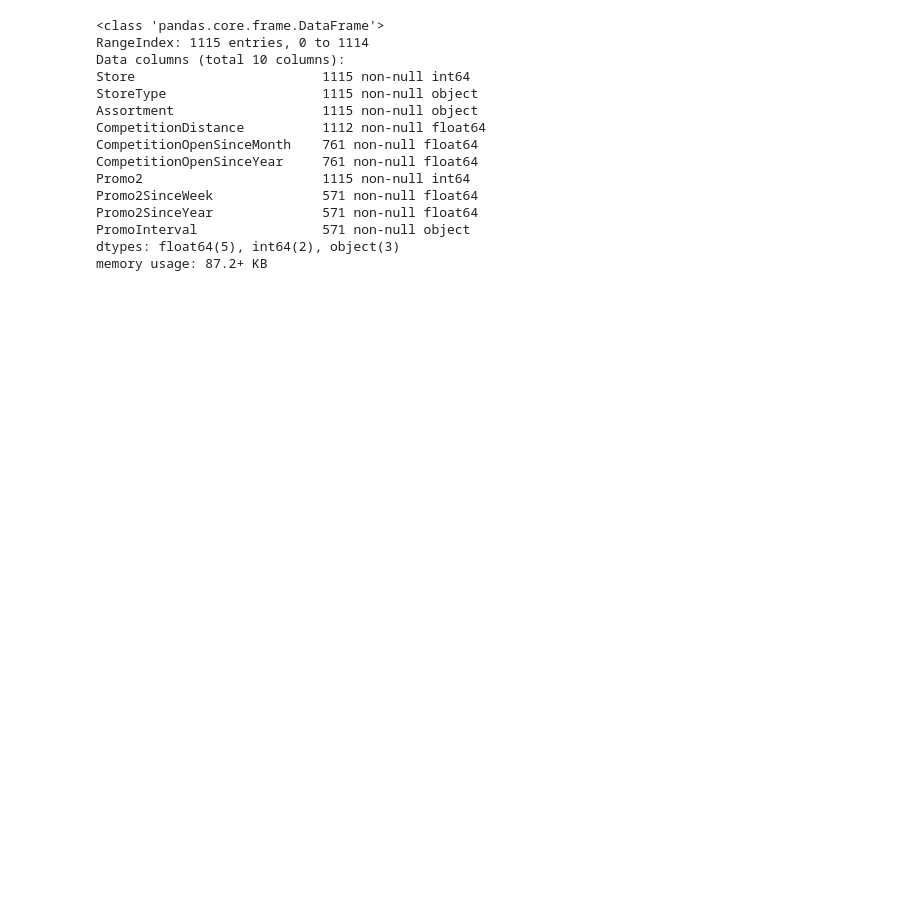
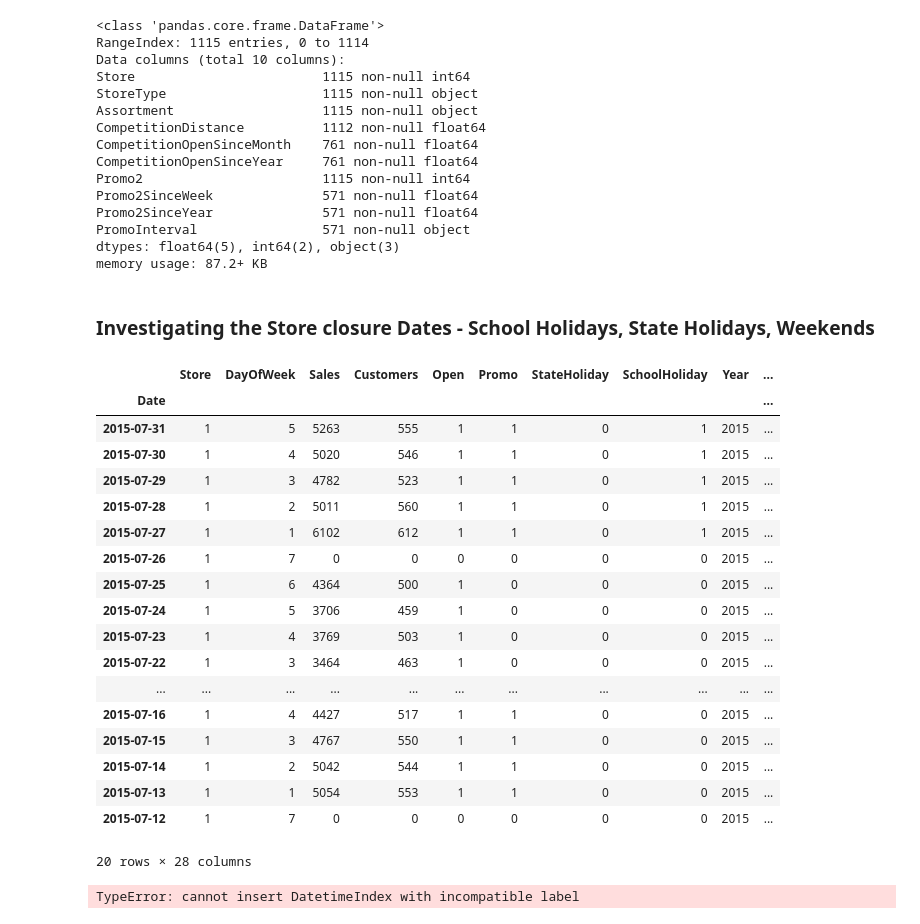
Before and after one commit to nurudeensulaimon/EDA, a Jupyter notebook: Exploratory Data Analysis.ipynb, the cells around one changed output. Saved outputs shown, nothing was run; the diff lists cells and outputs as text; code cells hidden in the pictures; blank space fills up the shorter version.

```diff
--- a/Exploratory Data Analysis.ipynb
+++ b/Exploratory Data Analysis.ipynb
@@ -920,3 +916,28 @@ Promo2SinceYear              571 non-null float64
 PromoInterval                571 non-null object
 dtypes: float64(5), int64(2), object(3)
 memory usage: 87.2+ KB
+# %% [markdown]
+### Investigating the Store closure Dates - School Holidays, State Holidays, Weekends
+# %%
+
+merged_data.head(20)
+# %% [output]
+|  | Store | DayOfWeek | Sales | Customers | Open | Promo | StateHoliday | SchoolHoliday | Year | ... |
+| Date |  |  |  |  |  |  |  |  |  | ... |
+| 2015-07-31 | 1 | 5 | 5263 | 555 | 1 | 1 | 0 | 1 | 2015 | ... |
+| 2015-07-30 | 1 | 4 | 5020 | 546 | 1 | 1 | 0 | 1 | 2015 | ... |
+| 2015-07-29 | 1 | 3 | 4782 | 523 | 1 | 1 | 0 | 1 | 2015 | ... |
+| 2015-07-28 | 1 | 2 | 5011 | 560 | 1 | 1 | 0 | 1 | 2015 | ... |
+| 2015-07-27 | 1 | 1 | 6102 | 612 | 1 | 1 | 0 | 1 | 2015 | ... |
+| 2015-07-26 | 1 | 7 | 0 | 0 | 0 | 0 | 0 | 0 | 2015 | ... |
+| 2015-07-25 | 1 | 6 | 4364 | 500 | 1 | 0 | 0 | 0 | 2015 | ... |
+| 2015-07-24 | 1 | 5 | 3706 | 459 | 1 | 0 | 0 | 0 | 2015 | ... |
+| 2015-07-23 | 1 | 4 | 3769 | 503 | 1 | 0 | 0 | 0 | 2015 | ... |
+| 2015-07-22 | 1 | 3 | 3464 | 463 | 1 | 0 | 0 | 0 | 2015 | ... |
+| ... | ... | ... | ... | ... | ... | ... | ... | ... | ... | ... |
+| 2015-07-16 | 1 | 4 | 4427 | 517 | 1 | 1 | 0 | 0 | 2015 | ... |
+| 2015-07-15 | 1 | 3 | 4767 | 550 | 1 | 1 | 0 | 0 | 2015 | ... |
+| 2015-07-14 | 1 | 2 | 5042 | 544 | 1 | 1 | 0 | 0 | 2015 | ... |
+| 2015-07-13 | 1 | 1 | 5054 | 553 | 1 | 1 | 0 | 0 | 2015 | ... |
+| 2015-07-12 | 1 | 7 | 0 | 0 | 0 | 0 | 0 | 0 | 2015 | ... |
+20 rows × 28 columns
@@ -922,0 +947,5 @@ memory usage: 87.2+ KB
+# %%
+#Determine state holidays
+stores_observing_state_holidays.loc[0,"Date"] = pd.to_datetime(stores_observing_state_holidays.index)
+# %% [output]
+TypeError: cannot insert DatetimeIndex with incompatible label
```
Also changed, not shown: parts of 8 cells of this notebook.
